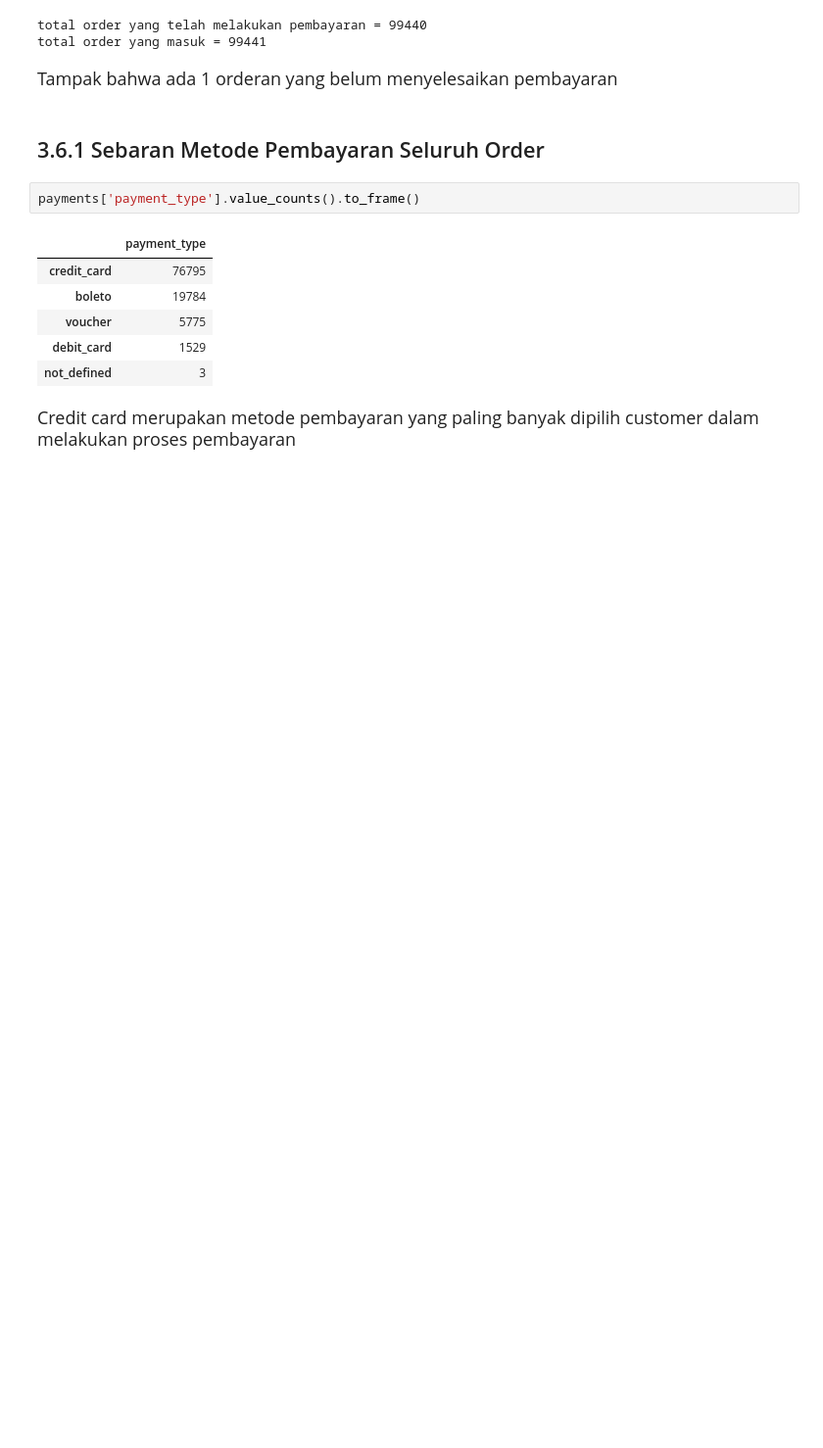
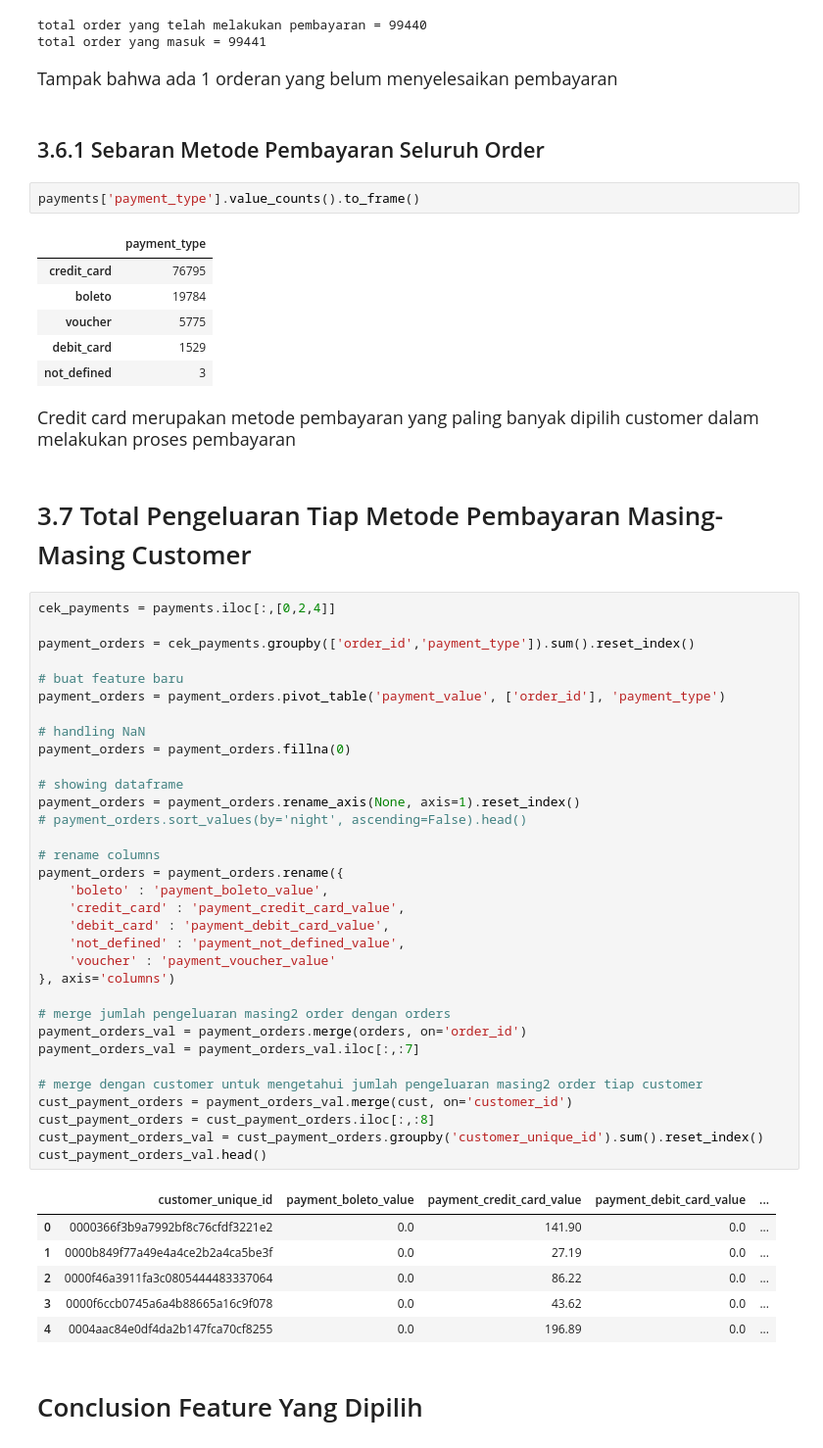
Before and after one commit to latifaahu/kaggle-brazilian, a Jupyter notebook: 03-latifah-hukma-shobiyya.ipynb, the cells around one changed output. Shown: that part at 98% size. Cells and saved outputs as stored; diff of their text form; blank space fills up the shorter version.

```diff
--- a/03-latifah-hukma-shobiyya.ipynb
+++ b/03-latifah-hukma-shobiyya.ipynb
@@ -810,3 +813,47 @@ payments['payment_type'].value_counts().to_frame()
 | not_defined | 3 |
 # %% [markdown]
 <font size="4">Credit card merupakan metode pembayaran yang paling banyak dipilih customer dalam melakukan proses pembayaran</font>
+# %% [markdown]
+# 3.7 Total Pengeluaran Tiap Metode Pembayaran Masing-Masing Customer
+# %%
+cek_payments = payments.iloc[:,[0,2,4]]
+
+payment_orders = cek_payments.groupby(['order_id','payment_type']).sum().reset_index()
+
+# buat feature baru
+payment_orders = payment_orders.pivot_table('payment_value', ['order_id'], 'payment_type')
+
+# handling NaN
+payment_orders = payment_orders.fillna(0)
+
+# showing dataframe
+payment_orders = payment_orders.rename_axis(None, axis=1).reset_index()
+# payment_orders.sort_values(by='night', ascending=False).head()
+
+# rename columns
+payment_orders = payment_orders.rename({
+    'boleto' : 'payment_boleto_value',
+    'credit_card' : 'payment_credit_card_value',
+    'debit_card' : 'payment_debit_card_value',
+    'not_defined' : 'payment_not_defined_value',
+    'voucher' : 'payment_voucher_value'
+}, axis='columns')
+
+# merge jumlah pengeluaran masing2 order dengan orders
+payment_orders_val = payment_orders.merge(orders, on='order_id')
+payment_orders_val = payment_orders_val.iloc[:,:7]
+
+# merge dengan customer untuk mengetahui jumlah pengeluaran masing2 order tiap customer
+cust_payment_orders = payment_orders_val.merge(cust, on='customer_id')
+cust_payment_orders = cust_payment_orders.iloc[:,:8]
+cust_payment_orders_val = cust_payment_orders.groupby('customer_unique_id').sum().reset_index()
+cust_payment_orders_val.head()
+# %% [output]
+|  | customer_unique_id | payment_boleto_value | payment_credit_card_value | payment_debit_card_value | ... |
+| 0 | 0000366f3b9a7992bf8c76cfdf3221e2 | 0.0 | 141.90 | 0.0 | ... |
+| 1 | 0000b849f77a49e4a4ce2b2a4ca5be3f | 0.0 | 27.19 | 0.0 | ... |
+| 2 | 0000f46a3911fa3c0805444483337064 | 0.0 | 86.22 | 0.0 | ... |
+| 3 | 0000f6ccb0745a6a4b88665a16c9f078 | 0.0 | 43.62 | 0.0 | ... |
+| 4 | 0004aac84e0df4da2b147fca70cf8255 | 0.0 | 196.89 | 0.0 | ... |
+# %% [markdown]
+# Conclusion Feature Yang Dipilih
```
Also changed, not shown: parts of 2 cells of this notebook.
